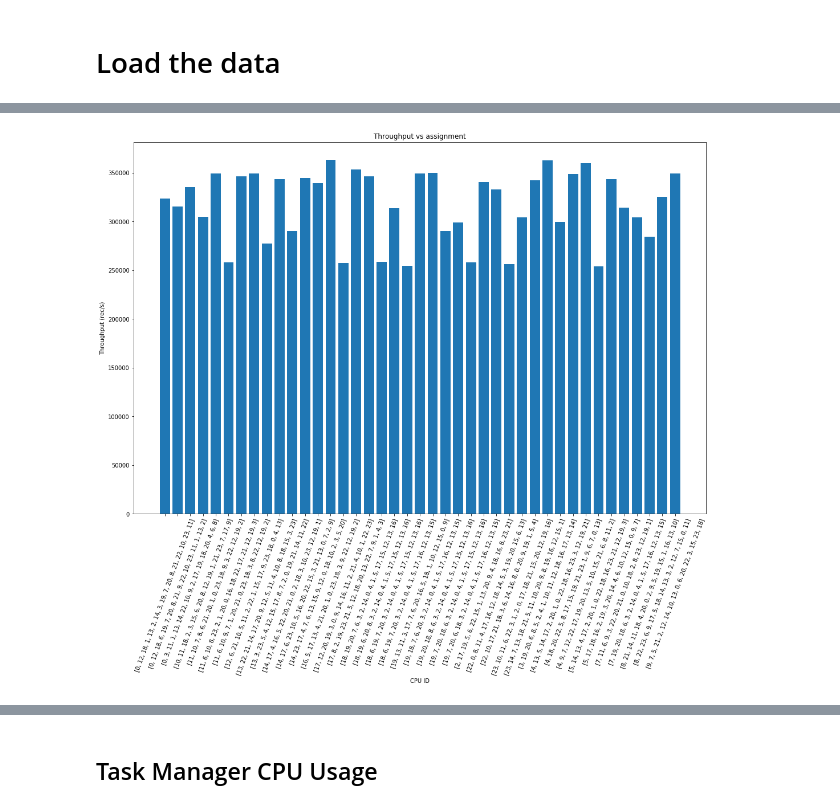
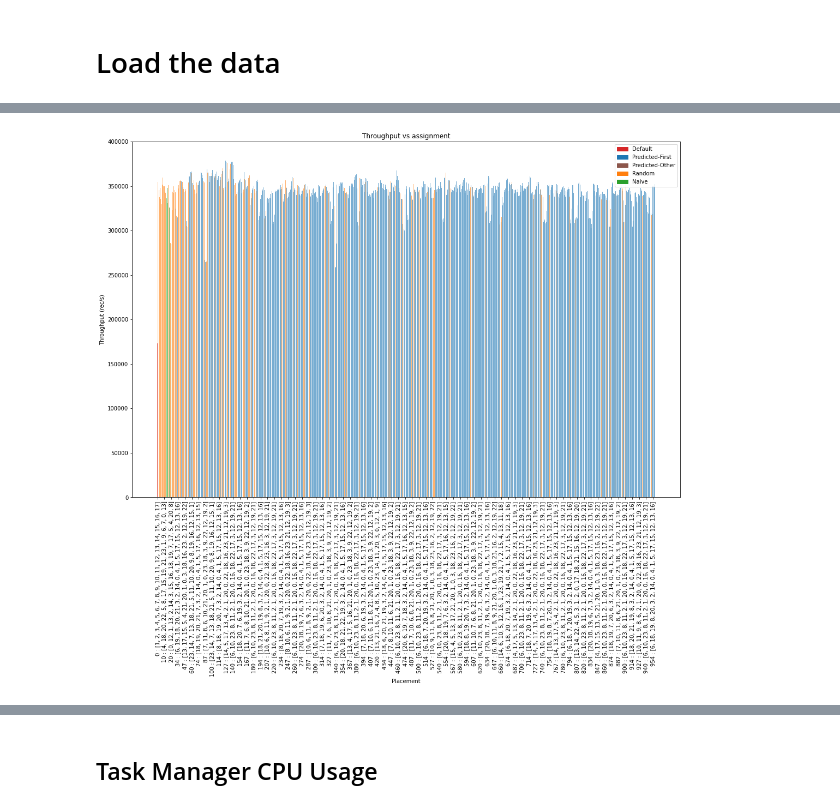
Before and after one commit to lasanthafdo/flink-setup, a Jupyter notebook: analysis-notebooks/state_transitions_viz.ipynb, the cells around one changed output, grey strips where cells are left out. Drawn from its saved outputs; the diff is of its cells as text; code cells hidden in the pictures.

```diff
--- a/analysis-notebooks/state_transitions_viz.ipynb
+++ b/analysis-notebooks/state_transitions_viz.ipynb
@@ -18,6 +20,6 @@ from sklearn.model_selection import train_test_split
 Load the data
 ============
 # %%
-state_transitions = pd.read_csv('state_snapshots_adaptive_2021_01_08.csv')
+state_transitions = pd.read_csv('state_snapshots_adaptive_2021_01_25.csv')
 state_transitions.head()
 # %% [output]
@@ -77,0 +68,12 @@ plot_state_transitions
+# %%
+placementTypeNames = {0:'Default',1:'Predicted-First',2:'Predicted-Other',3:'Random',4:'Naive'}
+placementTypeColors = {'Default':'C3','Predicted-First':'C0','Predicted-Other':'C5','Random':'C1','Naive':'C2'}
+plot_state_transitions = processed_state_transitions.loc[:,['relTime','placementAction','placementType',
+                                                            'arrivalRate','throughput','numaSum']]
+plot_state_transitions['placementTypeName'] = plot_state_transitions['placementType'].map(placementTypeNames)
+plot_state_transitions['placementTypeColor'] = plot_state_transitions['placementTypeName'].map(placementTypeColors)
+plot_state_transitions['placementAction'] = plot_state_transitions[
+    'relTime'].astype(str) + " : " + plot_state_transitions['placementAction']
+plot_state_transitions['numaSumTime'] = plot_state_transitions[
+    'relTime'].astype(str) + " : " + plot_state_transitions['numaSum'].round(1).astype(str)
+plot_state_transitions
@@ -78,13 +160,20 @@ plot_state_transitions
 # %%
 fig,ax = plt.subplots(figsize=(18,12))
+subplot_data = plot_state_transitions.iloc[0:724]
 
-ax.bar(plot_state_transitions['placementAction'], plot_state_transitions['throughput'])
+ax.bar(subplot_data['placementAction'], subplot_data['throughput'],
+       color=subplot_data['placementTypeColor'], alpha=0.6)
 
-ax.set(xlabel='CPU ID', ylabel='Throughput (rec/s)',
-       title='Throughput vs assignment')
-ax.tick_params(axis='x', rotation=70)
-#ax.legend()
+ax.set(xlabel='Placement', ylabel='Throughput (rec/s)', title='Throughput vs assignment')
+ax.tick_params(axis='x', rotation=90)
+x_tick_locs = ax.get_xticks()[::10]
+ax.set_xticks(x_tick_locs)
+leg_labels = list(placementTypeColors.keys())
+leg_handles = [plt.Rectangle((0,0),1,1, color=placementTypeColors[label]) for label in leg_labels]
+ax.legend(leg_handles, leg_labels)
+ax.set_ylim(0,400000)
+
 plt.savefig('placement_throughput_highlevel.png')
 plt.show()
 # %% [output]
-[figure, old version]
+[figure, new version]
```
Also changed, not shown: parts of 24 cells of this notebook, 2 other files.
